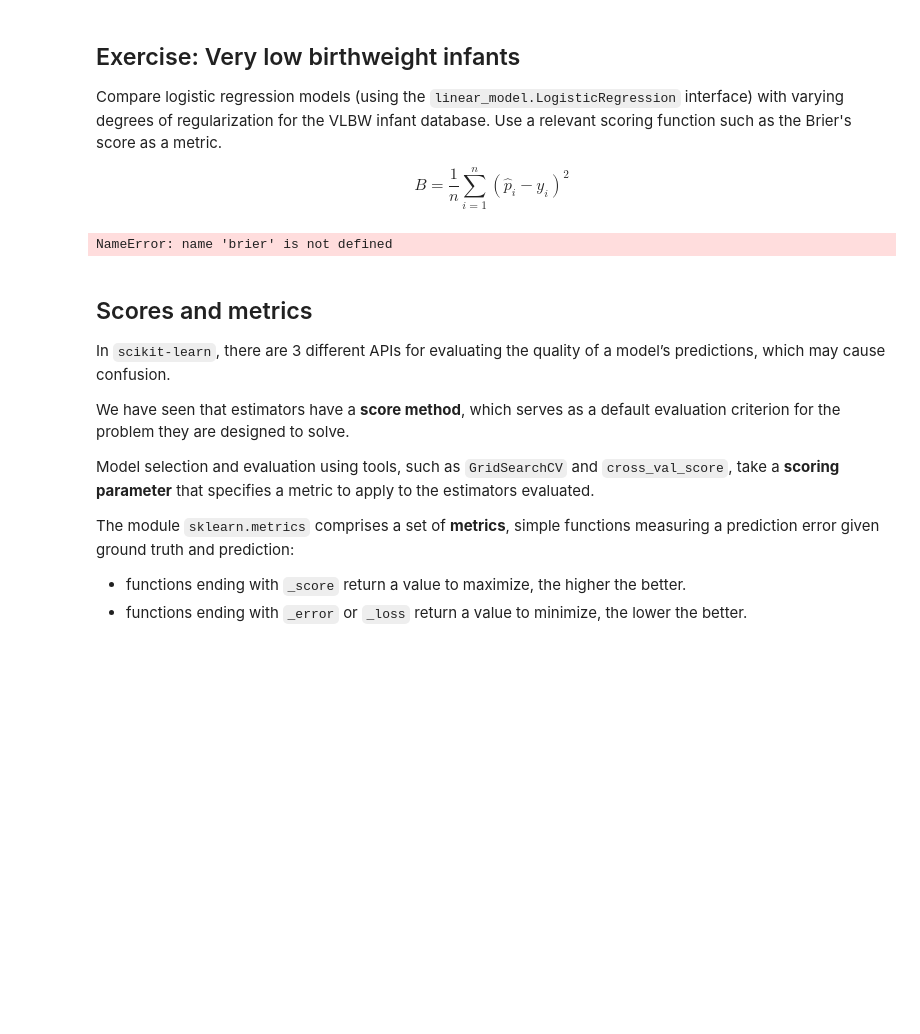
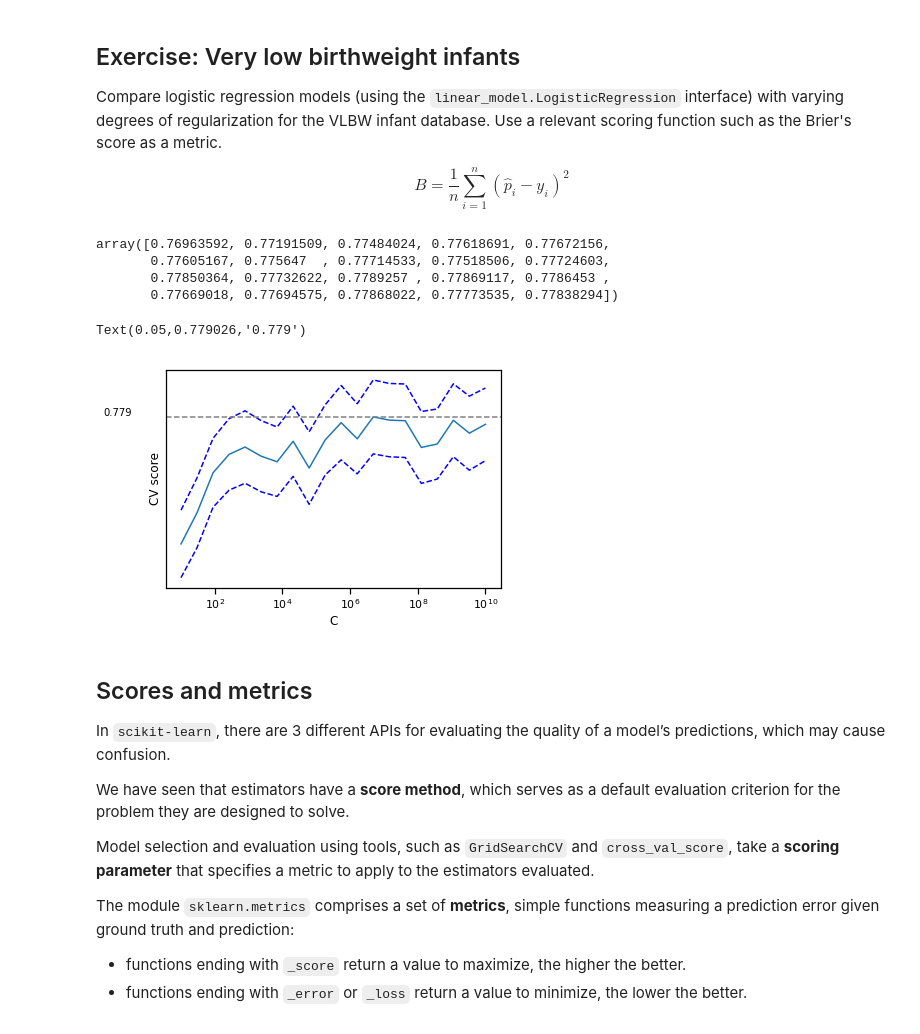
Before and after one commit to ntjames/Bios8366, a Jupyter notebook: notebooks/Section6_3-Model-Selection-and-Validation.ipynb, the cells around one changed output. Saved outputs shown, nothing was run; the diff lists cells and outputs as text; code cells hidden in the pictures; blank space fills up the shorter version.

```diff
--- a/notebooks/Section6_3-Model-Selection-and-Validation.ipynb
+++ b/notebooks/Section6_3-Model-Selection-and-Validation.ipynb
@@ -618,17 +618,22 @@ vlbw = vlbw[[u'birth', u'exit', u'hospstay', u'lowph', u'pltct',
 # make outcome and data matrix
 y = vlbw.pop('ivh').values
 X = vlbw
-# %%
-def brier(mod, X, y):
-    (y-mod(X,y))**2
+# %%
+# make brier score function
+def brier(mod, X, y):
+    return np.mean((mod.fit(X,y).predict_proba(X)[:,0]-y)**2)
+
+#brier(LogisticRegression(),X,y)
 # %%
 from sklearn.linear_model import LogisticRegression
 
-C=np.log(np.linspace(0,1,5))
+C = np.logspace(1, 10, 20)
+
+scores_c = np.empty(len(C))
+scores_c_std = np.empty(len(C))
 
 for i,c in enumerate(C):
-
     lr = LogisticRegression(C=c)
-    s = cross_val_score(lr,X,y,scoring=brier)
+    m = cross_val_score(lr,X,y,scoring=brier)
+    scores_c[i]=m.mean()
+    scores_c_std[i]=m.std()
-# %% [output]
-NameError: name 'brier' is not defined
@@ -638,3 +640,22 @@ for a in [0.001, 0.01, 0.1, 1, 10]:
+# %%
+scores_c
+# %% [output]
+array([0.76963592, 0.77191509, 0.77484024, 0.77618691, 0.77672156,
+       0.77605167, 0.775647  , 0.77714533, 0.77518506, 0.77724603,
+       0.77850364, 0.77732622, 0.7789257 , 0.77869117, 0.7786453 ,
+       0.77669018, 0.77694575, 0.77868022, 0.77773535, 0.77838294])
+# %%
+plt.semilogx(C, scores_c)
+plt.semilogx(C, np.array(scores_c) + np.array(scores_c_std)/20, 'b--')
+plt.semilogx(C, np.array(scores_c) - np.array(scores_c_std)/20, 'b--')
+plt.yticks(())
+plt.ylabel('CV score')
+plt.xlabel('C')
+plt.axhline(np.max(scores_c), linestyle='--', color='.5')
+plt.text(5e-2, np.max(scores_c)+1e-4, str(np.max(scores_c).round(3)))
+# %% [output]
+Text(0.05,0.779026,'0.779')
+[figure, added]
 # %% [markdown]
 ## Scores and metrics
 
```
Also changed, not shown: parts of 1 cell of this notebook.
